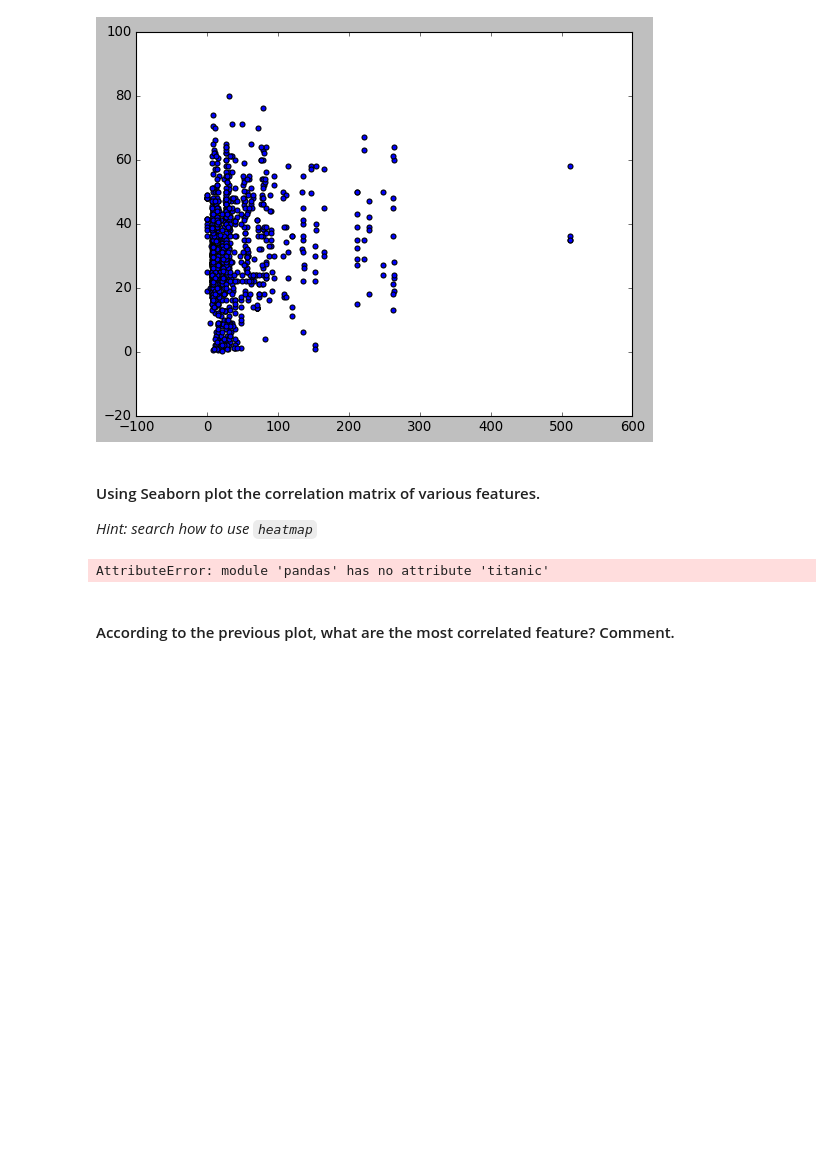
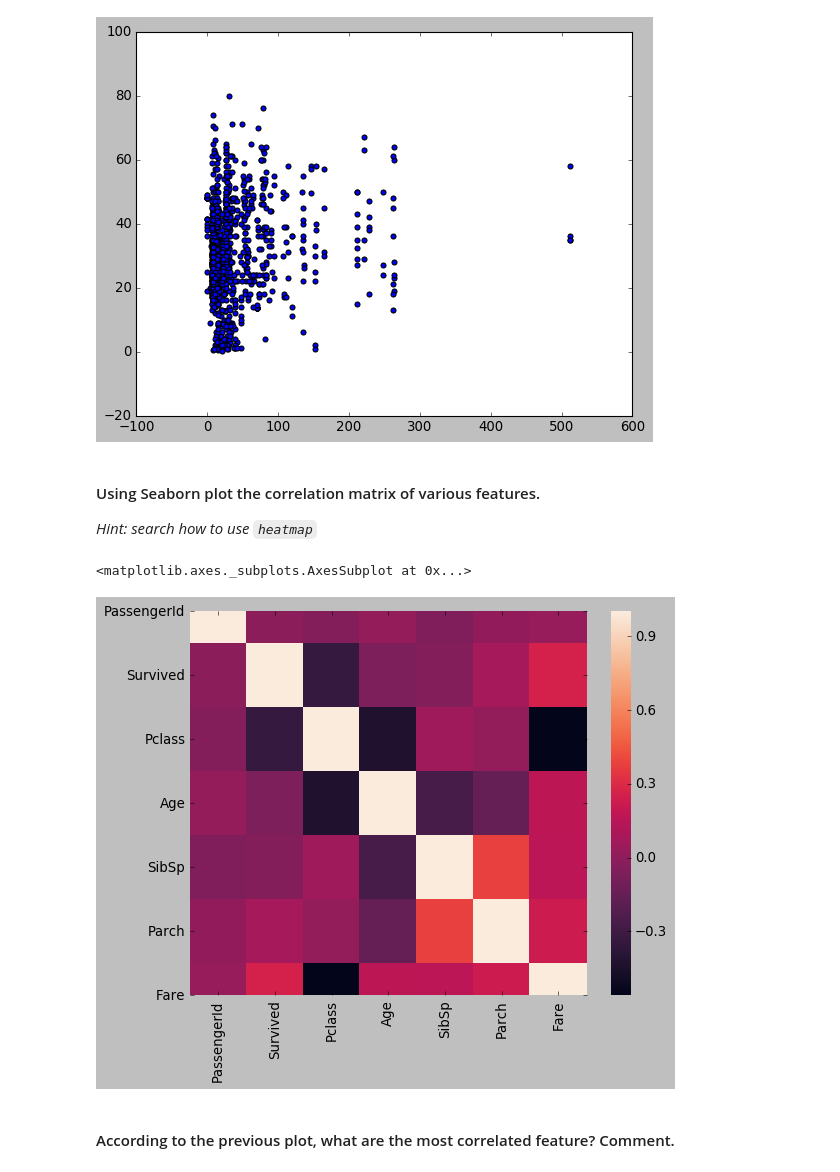
Before and after one commit to paularotaola/datamad0620, a Jupyter notebook: module-2/lab-matplotlib-seaborn/your-code/challenge-3.ipynb, the cells around one changed output. Drawn from its saved outputs; the diff is of its cells as text; code cells hidden in the pictures; blank space fills up the shorter version.

```diff
--- a/module-2/lab-matplotlib-seaborn/your-code/challenge-3.ipynb
+++ b/module-2/lab-matplotlib-seaborn/your-code/challenge-3.ipynb
@@ -211,8 +222,9 @@ plt.scatter(titanic["Fare"], titanic["Age"])
 *Hint: search how to use `heatmap`*
 # %%
 #your code here
-hm = pd.titanic("Fare").corr()
+sns.heatmap(titanic.corr())
 # %% [output]
-AttributeError: module 'pandas' has no attribute 'titanic'
+<matplotlib.axes._subplots.AxesSubplot at 0x...>
+[figure, added]
 # %% [markdown]
 #### According to the previous plot, what are the most correlated feature? Comment.
```
Also changed, not shown: parts of 8 cells of this notebook, 1 other file.
